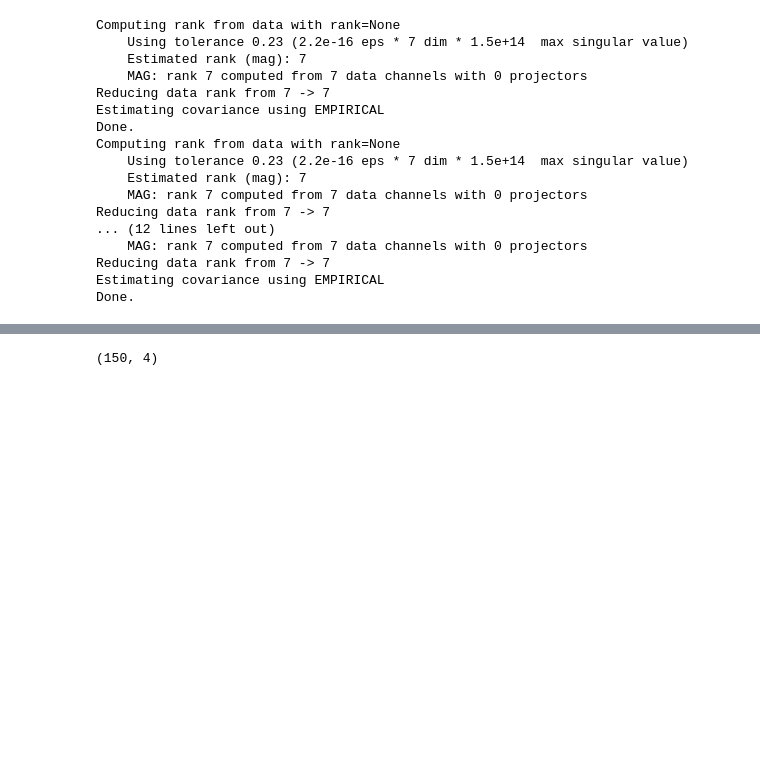
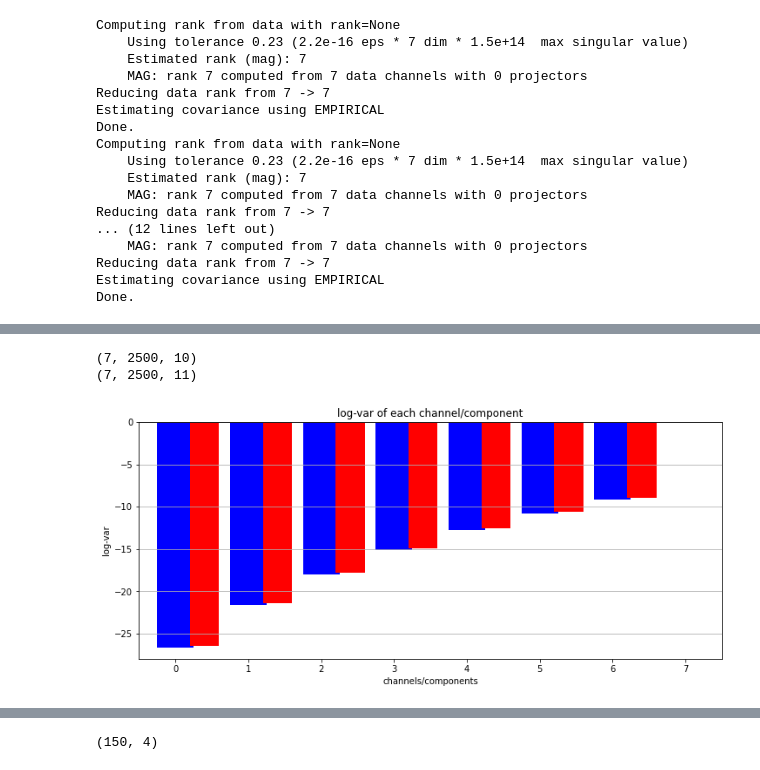
Before and after one commit to zoeis52/EE560_final_project, a Jupyter notebook: EMG-EEG-Feature-Extraction.ipynb, the cells around one changed output, grey strips where cells are left out. Saved outputs shown, nothing was run; the diff lists cells and outputs as text; code cells hidden in the pictures; blank space fills up the shorter version.

```diff
--- a/EMG-EEG-Feature-Extraction.ipynb
+++ b/EMG-EEG-Feature-Extraction.ipynb
@@ -172,0 +224,46 @@ Done.
+# %%
+def plot_logvar(trials, nchannels):
+    '''
+    Plots the log-var of each channel/component.
+    arguments:
+        trials - Dictionary containing the trials (log-vars x trials) for 2 classes.
+        nchannels - number of channels
+        From: https://github.com/wmvanvliet/neuroscience_tutorials/blob/master/eeg-bci/3.%20Imagined%20movement.ipynb
+    '''
+    plt.figure(figsize=(12,5))
+
+    x0 = np.arange(nchannels)
+    x1 = np.arange(nchannels) + 0.4
+
+    y0 = np.mean(trials[0], axis=1)
+    y1 = np.mean(trials[1], axis=1)
+
+    plt.bar(x0, y0, width=0.5, color='b')
+    plt.bar(x1, y1, width=0.4, color='r')
+
+
+    plt.xlim(-0.5, nchannels+0.5)
+
+    plt.gca().yaxis.grid(True)
+    plt.title('log-var of each channel/component')
+    plt.xlabel('channels/components')
+    plt.ylabel('log-var')
+# %%
+# Let's plot the log-var before CSP
+x_train.shape
+log_chs = np.swapaxes(x_train, 0,1)
+log_chs = np.swapaxes(log_chs, 1, 2)
+log_chs.shape
+ch1 = log_chs[:,:,y_train == 2]
+ch2 = log_chs[:,:,y_train == 1]
+print(ch1.shape)
+print(ch2.shape)
+ch2 = ch2[:,:,0:10]
+# Apply the function
+trials_logvar = {0: logvar(ch1),
+                 1: logvar(ch2)}
+plot_logvar(trials_logvar, 7)
+# %% [output]
+(7, 2500, 10)
+(7, 2500, 11)
+[figure, added]
```
Also changed, not shown: parts of 13 cells of this notebook.
